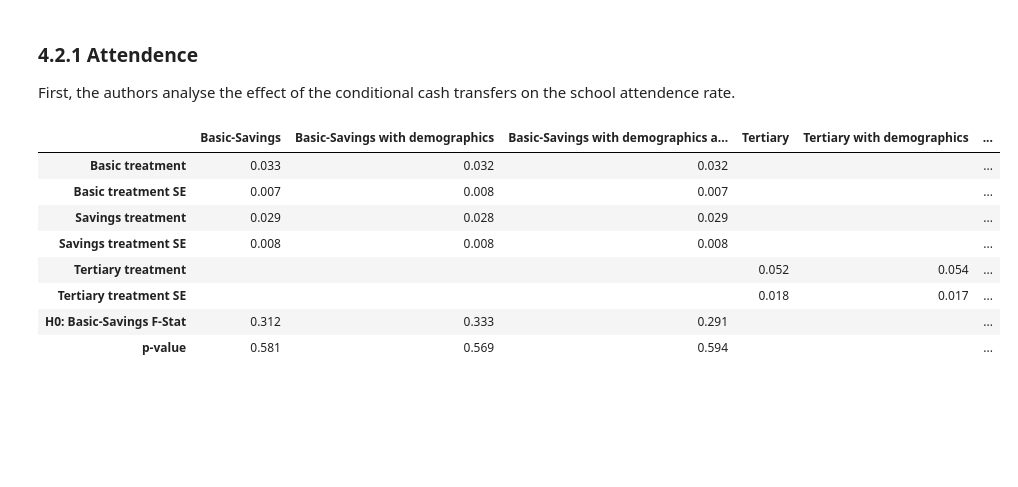
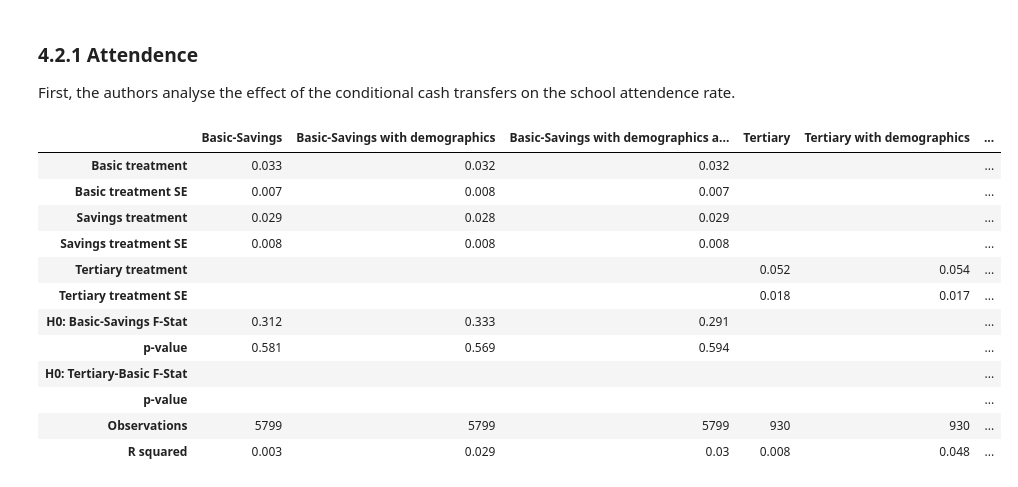
Before and after one commit to juwilhel/Replication-of-Barrera-Osorio-Felipe-Marianne-Bertrand-Leigh-L.-Linden-and-Francisco-Perez-Calle, a Jupyter notebook: Project.ipynb, the cells around one changed output. Cells and saved outputs as stored; diff of their text form; code cells hidden in the pictures; blank space fills up the shorter version.

```diff
--- a/Project.ipynb
+++ b/Project.ipynb
@@ -206,9 +206,8 @@ result_suba1 = list()
 result_suba2 = list()
 result_suba3 = list()
 result_both = list()
-T_Test = list()
-Control_avg_bs = list()
-Control_avg_t = list()
+r2_sancristobal = list()
+r2_suba = list()
 y_sancristobal = sancristobal['at_msamean']
 y_suba = suba['at_msamean']
 for i in [['T1_treat','T2_treat'],['T1_treat','T2_treat','s_teneviv_int','s_utilities','s_durables','s_infraest_hh','s_age_sorteo','s_age_sorteo2','s_years_back','s_sexo_int','s_estcivil_int','s_single','s_edadhead','s_yrshead','s_tpersona','s_num18','s_estrato','s_puntaje','s_ingtotal','grade','suba','s_over_age'],['T1_treat','T2_treat','s_teneviv_int','s_utilities','s_durables','s_infraest_hh','s_age_sorteo','s_age_sorteo2','s_years_back','s_sexo_int','s_estcivil_int','s_single','s_edadhead','s_yrshead','s_tpersona','s_num18','s_estrato','s_puntaje','s_ingtotal','grade','suba','s_over_age','school_code']]:
@@ -221,69 +220,84 @@ for i in [['T1_treat','T2_treat'],['T1_treat','T2_treat','s_teneviv_int','s_util
     result_sancristobal.append(round(reg_sancristobal.bse[2], 3))
     result_sancristobal.append(round(reg_sancristobal.f_test('T1_treat=T2_treat').fvalue[0][0], 3))
     result_sancristobal.append(round(float(reg_sancristobal.f_test('T1_treat=T2_treat').pvalue), 3))
+    r2_sancristobal.append(round(reg_sancristobal.rsquared, 3))
 result_sancristobal1.append(result_sancristobal[0:6])
 result_sancristobal2.append(result_sancristobal[6:12])
 result_sancristobal3.append(result_sancristobal[12:])
-result_sancristobal1[0].insert(4, '')
-result_sancristobal2[0].insert(4, '')
-result_sancristobal3[0].insert(4, '')
-result_sancristobal1[0].insert(5, '')
-result_sancristobal2[0].insert(5, '')
-result_sancristobal3[0].insert(5, '')
+i = 4
+while i < 6:
+    result_sancristobal1[0].insert(i, '')
+    result_sancristobal2[0].insert(i, '')
+    result_sancristobal3[0].insert(i, '')
+    result_sancristobal1[0].append('')
+    result_sancristobal2[0].append('')
+    result_sancristobal3[0].append('')
+    i += 1
+result_sancristobal1[0].append(len(y_sancristobal))
+result_sancristobal2[0].append(len(y_sancristobal))
+result_sancristobal3[0].append(len(y_sancristobal))
+result_sancristobal1[0].append(r2_sancristobal[0])
+result_sancristobal2[0].append(r2_sancristobal[1])
+result_sancristobal3[0].append(r2_sancristobal[2])
 for i in [['T3_treat'],['T3_treat','s_teneviv_int','s_utilities','s_durables','s_infraest_hh','s_age_sorteo','s_age_sorteo2','s_years_back','s_sexo_int','s_estcivil_int','s_single','s_edadhead','s_yrshead','s_tpersona','s_num18','s_estrato','s_puntaje','s_ingtotal','grade','suba','s_over_age'],['T3_treat','s_teneviv_int','s_utilities','s_durables','s_infraest_hh','s_age_sorteo','s_age_sorteo2','s_years_back','s_sexo_int','s_estcivil_int','s_single','s_edadhead','s_yrshead','s_tpersona','s_num18','s_estrato','s_puntaje','s_ingtotal','grade','suba','s_over_age','school_code']]:
     x_suba = suba[i]
     x_suba = sm_api.add_constant(x_suba, has_constant='add')
     reg_suba = sm_api.OLS(y_suba, x_suba).fit(cov_type='cluster', cov_kwds={'groups': suba['school_code']})
     result_suba.append(round(reg_suba.params[1], 3))
     result_suba.append(round(reg_suba.bse[1], 3))
+    r2_suba.append(round(reg_suba.rsquared, 3))
 result_suba1.append(result_suba[0:2])
 result_suba2.append(result_suba[2:4])
 result_suba3.append(result_suba[4:])
-result_suba1[0].insert(0, '')
-result_suba1[0].insert(0, '')
-result_suba1[0].insert(0, '')
-result_suba1[0].insert(0, '')
-result_suba2[0].insert(0, '')
-result_suba2[0].insert(0, '')
-result_suba2[0].insert(0, '')
-result_suba2[0].insert(0, '')
-result_suba3[0].insert(0, '')
-result_suba3[0].insert(0, '')
-result_suba3[0].insert(0, '')
-result_suba3[0].insert(0, '')
-result_suba1[0].append('')
-result_suba2[0].append('')
-result_suba3[0].append('')
-result_suba1[0].append('')
-result_suba2[0].append('')
-result_suba3[0].append('')
+i = 1
+while i < 5:
+    result_suba1[0].insert(0, '')
+    result_suba2[0].insert(0, '')
+    result_suba3[0].insert(0, '')
+    result_suba1[0].append('')
+    result_suba2[0].append('')
+    result_suba3[0].append('')
+    i += 1
+result_suba1[0].append(len(y_suba))
+result_suba2[0].append(len(y_suba))
+result_suba3[0].append(len(y_suba))
+result_suba1[0].append(r2_suba[0])
+result_suba2[0].append(r2_suba[1])
+result_suba3[0].append(r2_suba[2])
 y_both = sample['at_msamean']
 x_both = sample[['T1_treat','T2_treat','T3_treat','s_teneviv_int','s_utilities','s_durables','s_infraest_hh','s_age_sorteo','s_age_sorteo2','s_years_back','s_sexo_int','s_estcivil_int','s_single','s_edadhead','s_yrshead','s_tpersona','s_num18','s_estrato','s_puntaje','s_ingtotal','grade','suba','s_over_age','school_code']]
 x_both = sm_api.add_constant(x_both, has_constant='add')
 reg_both = sm_api.OLS(y_both, x_both).fit(cov_type='cluster', cov_kwds={'groups': sample['school_code']})
-result_both.append(round(reg_both.params[1], 3))
-result_both.append(round(reg_both.bse[1], 3))
-result_both.append(round(reg_both.params[2], 3))
-result_both.append(round(reg_both.bse[2], 3))
-result_both.append(round(reg_both.params[3], 3))
-result_both.append(round(reg_both.bse[3], 3))
+i = 1
+while i < 4:
+    result_both.append(round(reg_both.params[i], 3))
+    result_both.append(round(reg_both.bse[i], 3))
+    i += 1
 result_both.append(round(reg_both.f_test('T1_treat=T2_treat').fvalue[0][0], 3))
 result_both.append(round(float(reg_both.f_test('T1_treat=T2_treat').pvalue), 3))
-table3 = pd.DataFrame({'Basic-Savings': result_sancristobal1[0]}, index=['Basic treatment','Basic treatment SE','Savings treatment','Savings treatment SE','Tertiary treatment','Tertiary treatment SE','H0: Basic-Savings F-Stat','p-value'])
+result_both.append(round(reg_both.f_test('T1_treat=T3_treat').fvalue[0][0], 3))
+result_both.append(round(float(reg_both.f_test('T1_treat=T3_treat').pvalue), 3))
+result_both.append(len(y_both))
+result_both.append(round(reg_both.rsquared, 3))
+table3 = pd.DataFrame({'Basic-Savings': result_sancristobal1[0]}, index=['Basic treatment','Basic treatment SE','Savings treatment','Savings treatment SE','Tertiary treatment','Tertiary treatment SE','H0: Basic-Savings F-Stat','p-value','H0: Tertiary-Basic F-Stat','p-value','Observations','R squared'])
 table3['Basic-Savings with demographics'] = result_sancristobal2[0]
 table3['Basic-Savings with demographics and school fixed effects'] = result_sancristobal3[0]
 table3['Tertiary'] = result_suba1[0]
 table3['Tertiary with demographics'] = result_suba2[0]
 table3['Tertiary with demographics and school fixed effects'] = result_suba3[0]
 table3['Both'] = result_both
 table3
 # %% [output]
 |  | Basic-Savings | Basic-Savings with demographics | Basic-Savings with demographics a... | Tertiary | Tertiary with demographics | ... |
 | Basic treatment | 0.033 | 0.032 | 0.032 |  |  | ... |
 | Basic treatment SE | 0.007 | 0.008 | 0.007 |  |  | ... |
 | Savings treatment | 0.029 | 0.028 | 0.029 |  |  | ... |
 | Savings treatment SE | 0.008 | 0.008 | 0.008 |  |  | ... |
 | Tertiary treatment |  |  |  | 0.052 | 0.054 | ... |
 | Tertiary treatment SE |  |  |  | 0.018 | 0.017 | ... |
 | H0: Basic-Savings F-Stat | 0.312 | 0.333 | 0.291 |  |  | ... |
 | p-value | 0.581 | 0.569 | 0.594 |  |  | ... |
+| H0: Tertiary-Basic F-Stat |  |  |  |  |  | ... |
+| p-value |  |  |  |  |  | ... |
+| Observations | 5799 | 5799 | 5799 | 930 | 930 | ... |
+| R squared | 0.003 | 0.029 | 0.03 | 0.008 | 0.048 | ... |
```
Also changed, not shown: parts of 2 cells of this notebook.
